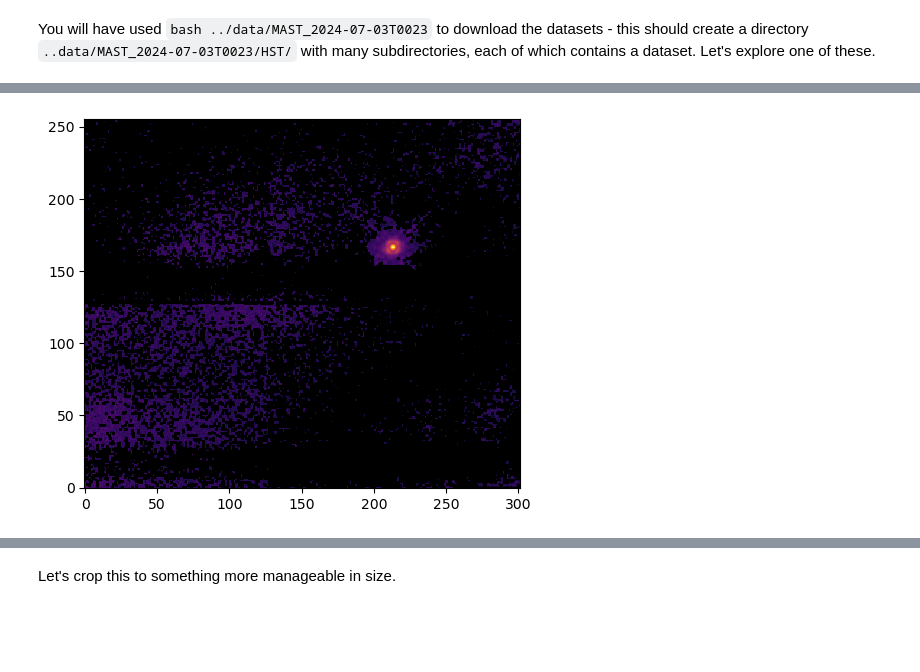
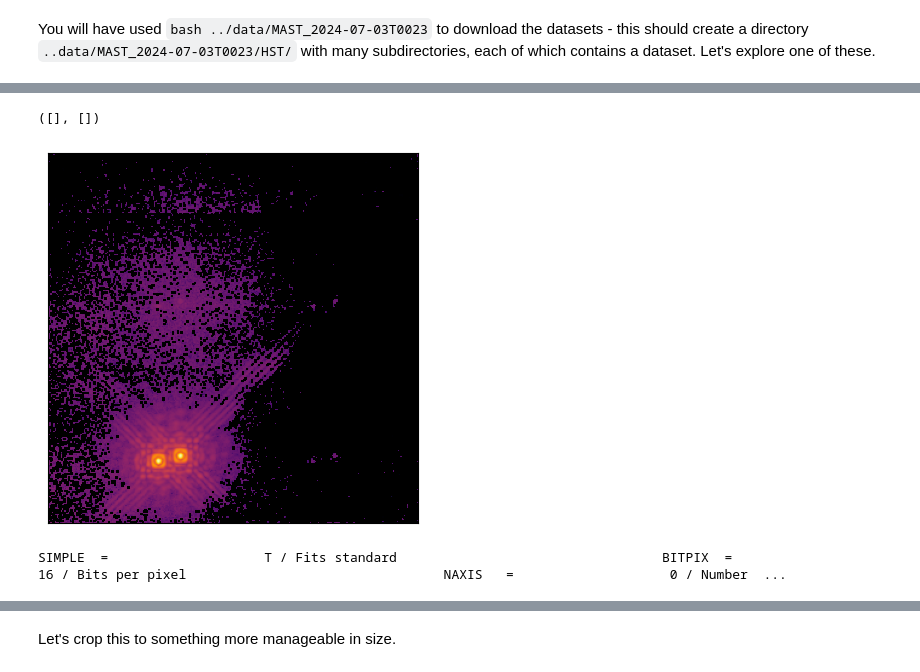
Before and after one commit to h-greer/hubble, a Jupyter notebook: notebooks/load_data.ipynb, the cells around one changed output, grey strips where cells are left out. Drawn from its saved outputs; the diff is of its cells as text; code cells hidden in the pictures; blank space fills up the shorter version.

```diff
--- a/notebooks/load_data.ipynb
+++ b/notebooks/load_data.ipynb
@@ -20,0 +17,28 @@ data = fits.getdata(fname, ext=1)
+# %%
+ddir = '../data/MAST_2024-07-03T0023-1/'
+fname = ddir + 'HST/n8yj27020/n8yj27020_mos.fits'
+#fname = ddir + 'HST/n8yj65010/n8yj65010_mos.fits'
+fname = ddir + 'HST/n9nk01010/n9nk01010_mos.fits'
+
+# n8yj: 2 3 ~6 ~27 38 ~40 ~49 ~~56 65
+# n9nk: 1 ~~4 ~5 14 ~~15
+
+# 16 is good binary
+
+prog = 'n8yj'#'n9nk'#'n8yj'
+
+num = 65#65
+
+wv = '2'
+
+fname = ddir + f'HST/{prog}{num:02}0{wv}0/{prog}{num:02}0{wv}0_mos.fits'
+
+ddir = '../data/MAST_2024-07-07T03_17_36.223Z/'
+fname = ddir + 'HST/n8ku01050_mos.fits'
+
+ddir = '../data/MAST_2024-07-11T09_26_05.575Z/'
+fname = ddir + 'HST/N43C02020/n43c02020_mos.fits'
+
+data = fits.getdata(fname, ext=1)
+data.shape
+np.max(data)
@@ -21,10 +60,15 @@ data = fits.getdata(fname, ext=1)
 # %%
-plt.imshow(data**0.25,cmap=cmap,origin='lower');
+plt.imshow(data**0.125,cmap=cmap,origin='lower')
+plt.xticks([])
+plt.yticks([])
 # %% [output]
+([], [])
-[figure, old version]
+[figure, new version]
 # %%
 hdr = fits.getheader(fname, ext=0) # this is the overall header - with lots of metadata
 print(hdr)
+# %% [output]
+SIMPLE  =                    T / Fits standard                                  BITPIX  =                   16 / Bits per pixel                                 NAXIS   =                    0 / Number  ...
 # %%
 metadata = { # this is the main subset of metadata we care about from the header
     'tel'    : hdr['TELESCOP'],         # telescope - should be HST
```
Also changed, not shown: parts of 7 cells of this notebook, 1 other file.
